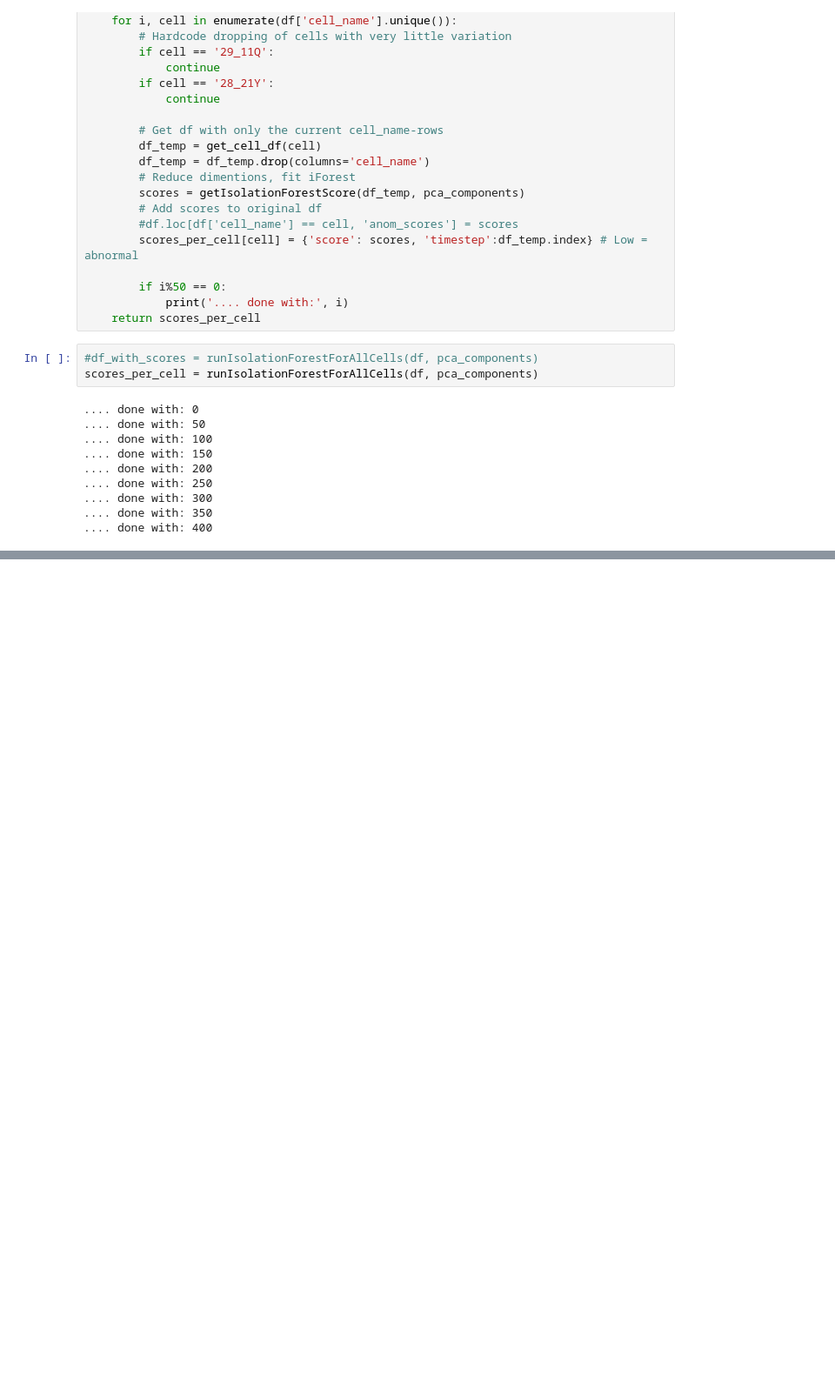
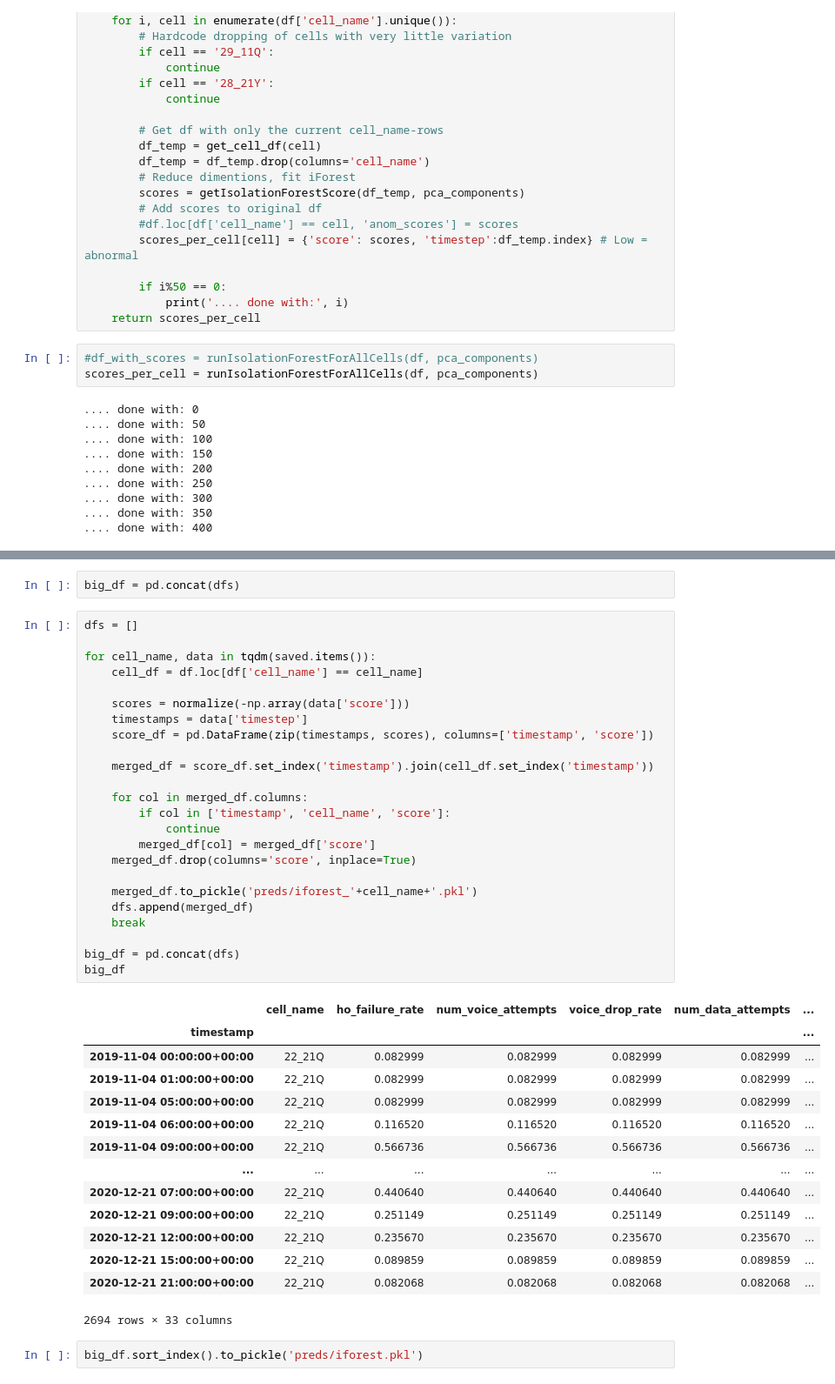
Before and after one commit to dilawarm/brain-cogito-hackathon-2021, a Jupyter notebook: IsolationForest_v2.ipynb, the cells around one changed output, grey strips where cells are left out. Shown at 87% size. Drawn from its saved outputs; the diff is of its cells as text; blank space fills up the shorter version.

```diff
--- a/IsolationForest_v2.ipynb
+++ b/IsolationForest_v2.ipynb
@@ -111,0 +189,43 @@ TypeError: Object of type Index is not JSON serializable
+# %%
+big_df = pd.concat(dfs)
+# %%
+dfs = []
+
+for cell_name, data in tqdm(saved.items()):
+    cell_df = df.loc[df['cell_name'] == cell_name]
+
+    scores = normalize(-np.array(data['score']))
+    timestamps = data['timestep']
+    score_df = pd.DataFrame(zip(timestamps, scores), columns=['timestamp', 'score'])
+
+    merged_df = score_df.set_index('timestamp').join(cell_df.set_index('timestamp'))
+
+    for col in merged_df.columns:
+        if col in ['timestamp', 'cell_name', 'score']:
+            continue
+        merged_df[col] = merged_df['score']
+    merged_df.drop(columns='score', inplace=True)
+
+    merged_df.to_pickle('preds/iforest_'+cell_name+'.pkl')
+    dfs.append(merged_df)
+    break
+
+big_df = pd.concat(dfs)
+big_df
+# %% [output]
+|  | cell_name | ho_failure_rate | num_voice_attempts | voice_drop_rate | num_data_attempts | ... |
+| timestamp |  |  |  |  |  | ... |
+| 2019-11-04 00:00:00+00:00 | 22_21Q | 0.082999 | 0.082999 | 0.082999 | 0.082999 | ... |
+| 2019-11-04 01:00:00+00:00 | 22_21Q | 0.082999 | 0.082999 | 0.082999 | 0.082999 | ... |
+| 2019-11-04 05:00:00+00:00 | 22_21Q | 0.082999 | 0.082999 | 0.082999 | 0.082999 | ... |
+| 2019-11-04 06:00:00+00:00 | 22_21Q | 0.116520 | 0.116520 | 0.116520 | 0.116520 | ... |
+| 2019-11-04 09:00:00+00:00 | 22_21Q | 0.566736 | 0.566736 | 0.566736 | 0.566736 | ... |
+| ... | ... | ... | ... | ... | ... | ... |
+| 2020-12-21 07:00:00+00:00 | 22_21Q | 0.440640 | 0.440640 | 0.440640 | 0.440640 | ... |
+| 2020-12-21 09:00:00+00:00 | 22_21Q | 0.251149 | 0.251149 | 0.251149 | 0.251149 | ... |
+| 2020-12-21 12:00:00+00:00 | 22_21Q | 0.235670 | 0.235670 | 0.235670 | 0.235670 | ... |
+| 2020-12-21 15:00:00+00:00 | 22_21Q | 0.089859 | 0.089859 | 0.089859 | 0.089859 | ... |
+| 2020-12-21 21:00:00+00:00 | 22_21Q | 0.082068 | 0.082068 | 0.082068 | 0.082068 | ... |
+2694 rows × 33 columns
+# %%
+big_df.sort_index().to_pickle('preds/iforest.pkl')
```
Also changed, not shown: parts of 9 cells of this notebook, 2 other files.
